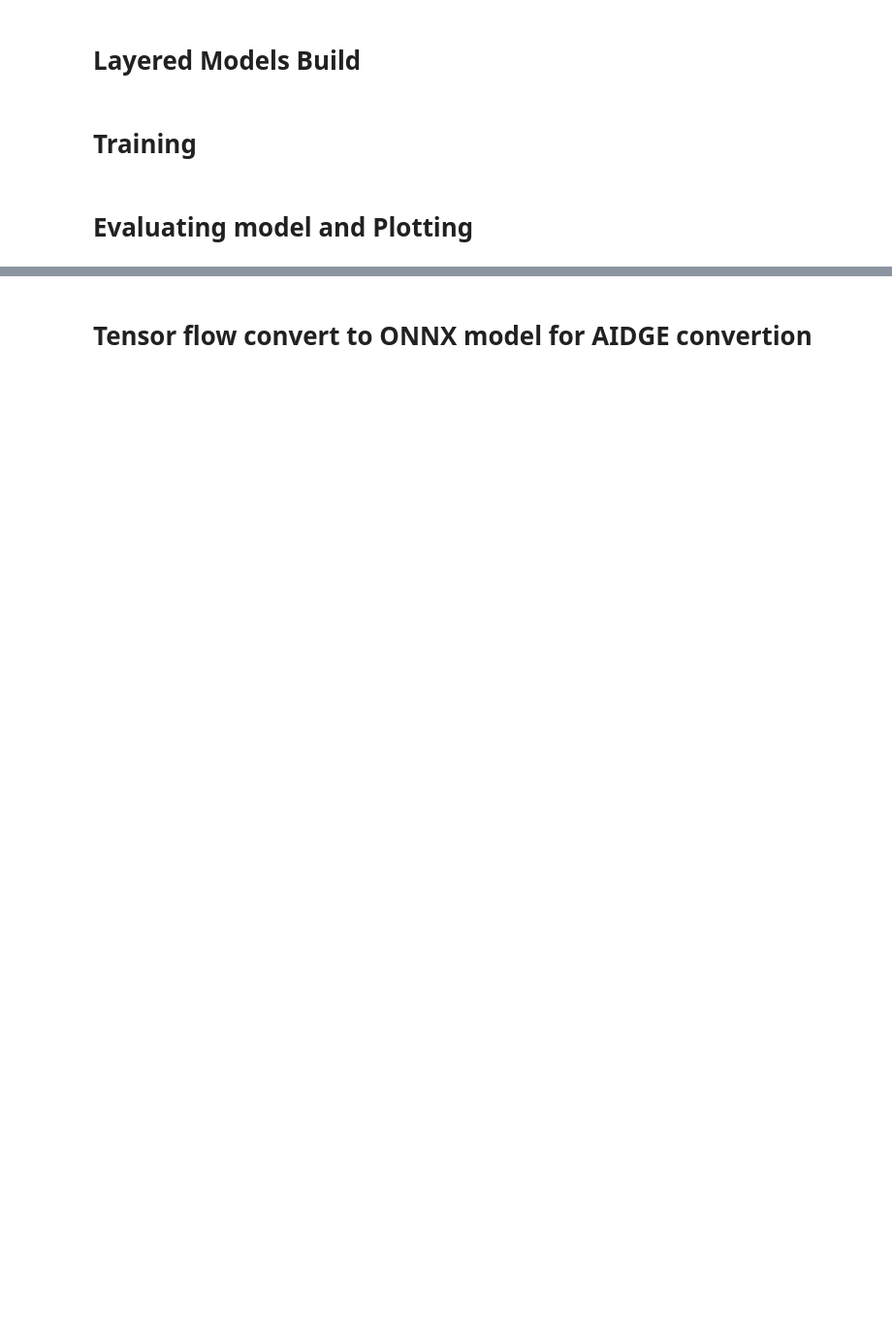
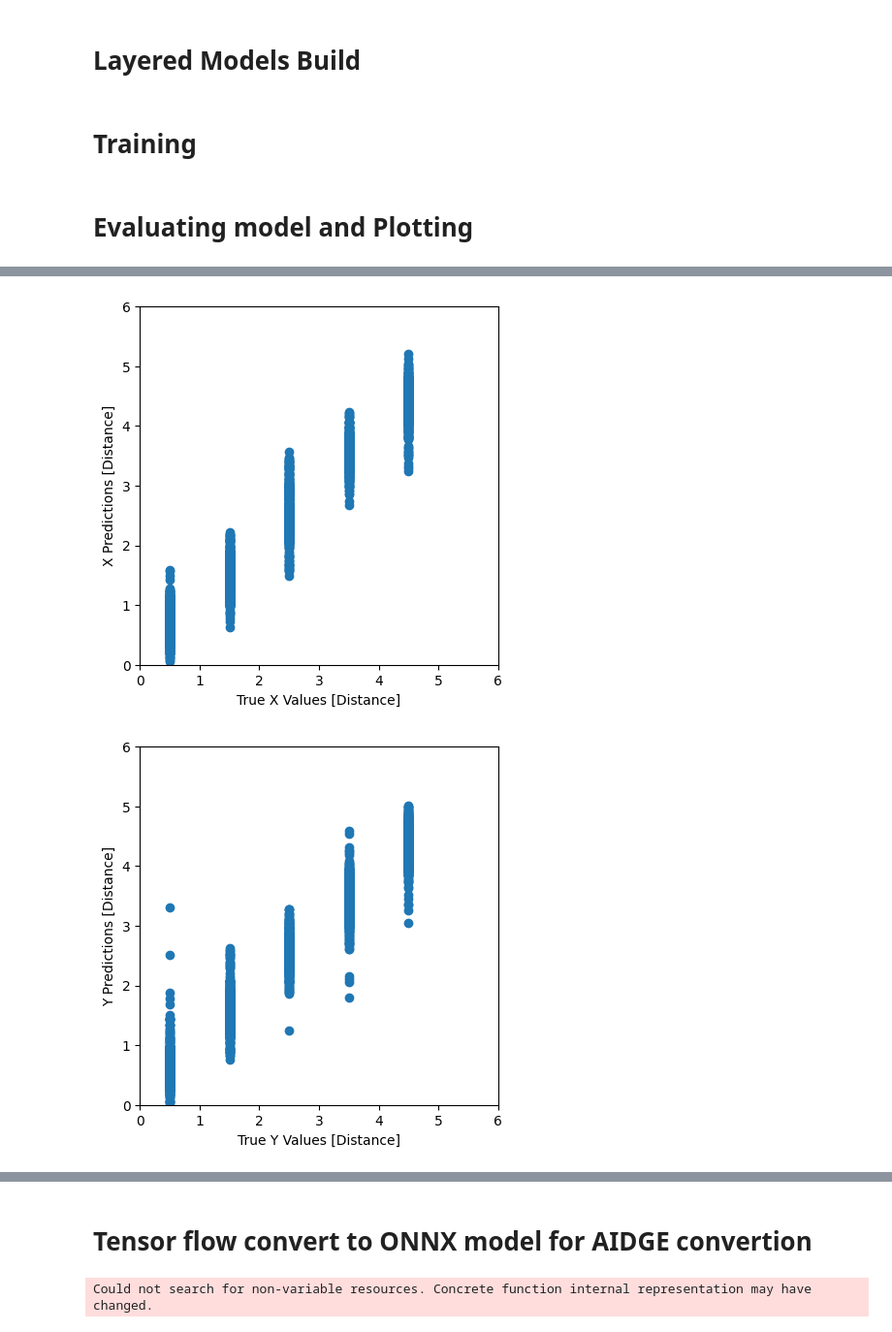
Before and after one commit to Chielvdiepen/FederatedSpatialModelling, a Jupyter notebook: ML models/Trilateration/GenerateTFmodel-convert2onnx.ipynb, the cells around one changed output, grey strips where cells are left out. Shown at 97% size. Cells and saved outputs as stored; diff of their text form; code cells hidden in the pictures; blank space fills up the shorter version.

```diff
--- a/ML models/Trilateration/GenerateTFmodel-convert2onnx.ipynb
+++ b/ML models/Trilateration/GenerateTFmodel-convert2onnx.ipynb
@@ -22,20 +22,20 @@ import onnxmltools
 # %% [markdown]
 <h1> Read, split, preprocces </h1>
 # %%
-dataPATH = "lab_window3_RssiPerCrownPerTime.csv"
+# dataPATH = "lab_window3_RssiPerCrownPerTime.csv"
 # dataPATH = "lab_window5_RssiPerCrownPerTime.csv"
 # dataPATH = "lab_window10_RssiPerCrownPerTime.csv"
 # dataPATH = "lab_window20_RssiPerCrownPerTime.csv"
 # dataPATH = "lab_window30_RssiPerCrownPerTime.csv"
 # dataPATH = "lab_window40_RssiPerCrownPerTime.csv"
 # dataPATH = "lab_window50_RssiPerCrownPerTime.csv"
-# dataPATH = "lab_window60_RssiPerCrownPerTime.csv"
+dataPATH = "lab_window60_RssiPerCrownPerTime.csv"
 
 df = pd.read_csv(dataPATH, index_col=0)
 print(df)
 
 n_crownstones = 3
-title = "3"
+title = "60"
 
 # manual enter feature columns
 feature_names = [f"{i}.0" for i in range(n_crownstones)] + [f"mean{i}" for i in range(n_crownstones)] + [f"std{i}" for i in range(n_crownstones)]
@@ -82,12 +82,12 @@ model = keras.Sequential([
     keras.layers.Dense(2)  # Output layer with 3 units for (x, y) later add , z)
 ])
 
-model.compile(loss='mean_squared_error', optimizer='adam')
+model.compile(optimizer=tf.keras.optimizers.Adam(learning_rate=1e-4), loss='mean_squared_error')
 # %% [markdown]
 <h1> Training </h1>
 # %%
 # Train the model
-history = model.fit(X_train, y_train, validation_split = 0.2, epochs=50, verbose = 0)
+history = model.fit(X_train, y_train, validation_split = 0.2, epochs=1000, verbose = 0)
 # %% [markdown]
 <h1> Evaluating model and Plotting </h1>
 # %%
@@ -115,30 +119,63 @@ print(test_results)
 # %%
 test_predictions = model.predict(X_test).flatten()
 
+xpos = []
+ypos = []
+for i, value in enumerate(test_predictions):
+    if i % 2 == 0:
+        xpos.append(value)
+    else:
+        ypos.append(value)
+
 a = plt.axes(aspect='equal')
-plt.scatter(y_test, test_predictions)
-plt.xlabel('True Values [Distance]')
-plt.ylabel('Predictions [Distance]')
-lims = [0, 21]
+plt.scatter(y_test['posX'], xpos) # x
+plt.xlabel('True X Values [Distance]')
+plt.ylabel('X Predictions [Distance]')
+lims = [0, 6]
 plt.xlim(lims)
 plt.ylim(lims)
-_ = plt.plot(lims, lims)
 plt.show()
 
-error = test_predictions - np.array(y_test)
-plt.hist(error, bins=25)
-plt.xlabel('Prediction Error [Distance]')
-_ = plt.ylabel('Count')
+b = plt.axes(aspect='equal')
+plt.scatter(y_test['posY'], ypos) # y
+plt.xlabel('True Y Values [Distance]')
+plt.ylabel('Y Predictions [Distance]')
+lims = [0, 6]
+plt.xlim(lims)
+plt.ylim(lims)
 plt.show()
 
-mae = mean_absolute_error(y_test, test_predictions)
-mse = mean_squared_error(y_test, test_predictions)
-rmse = np.sqrt(mean_squared_error(y_test, test_predictions))
+flat_string = ' '.join(map(str, np.array(y_test).flatten()))
+flattened_list = list(map(float, flat_string.split()))
+
+# error = test_predictions - flattened_list
+errorX = xpos - y_test['posX']
+errorY = ypos - y_test['posY']
+plt.hist(errorY, bins=50, label='Error Y')
+plt.hist(errorX, bins=50, label='Error X')
+plt.xlabel('Prediction Error X [Distance]')
+_ = plt.ylabel('Count')
+plt.legend()
+plt.show()
+
+mae = mean_absolute_error(y_test['posX'], xpos)
+mse = mean_squared_error(y_test['posX'], xpos)
+rmse = np.sqrt(mean_squared_error(y_test['posX'], xpos))
 
 # performance metrics on the test data
-print('Mean Absolute Error:', mae)
-print('Mean Squared Error:', mse)
-print('Root Mean Squared Error:', rmse)
+print('X Mean Absolute Error:', mae)
+print('X Mean Squared Error:', mse)
+print('X Root Mean Squared Error:', rmse)
+print()
+
+mae = mean_absolute_error(y_test['posY'], xpos)
+mse = mean_squared_error(y_test['posY'], xpos)
+rmse = np.sqrt(mean_squared_error(y_test['posY'], xpos))
+
+print('Y Mean Absolute Error:', mae)
+print('Y Mean Squared Error:', mse)
+print('Y Root Mean Squared Error:', rmse)
 print()
 
 model.summary()
+# %% [output]
@@ -144,0 +183,2 @@ model.summary()
+[figure, added]
+[figure, added]
@@ -150,3 +208,5 @@ model.save(('Trilateration_'+str(title)+'.keras'))
 onnx_model = onnxmltools.convert_keras(model)
 
 onnxmltools.utils.save_model(onnx_model, ('C:/Users/chiel/Desktop/Thesis project/Code/FederatedSpatialModelling/ML models/Trilateration/Trilateration_'+str(title)+'.onnx'))
+# %% [output]
+Could not search for non-variable resources. Concrete function internal representation may have changed.
```
Also changed, not shown: parts of 3 cells of this notebook, 9 other files.
